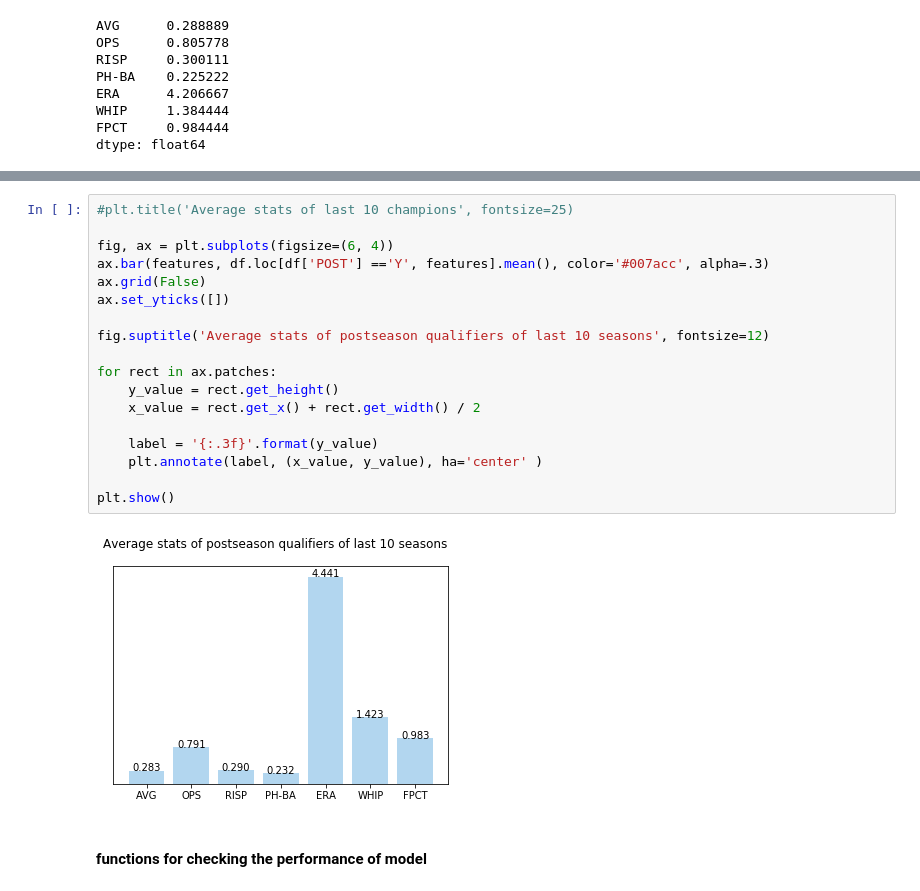
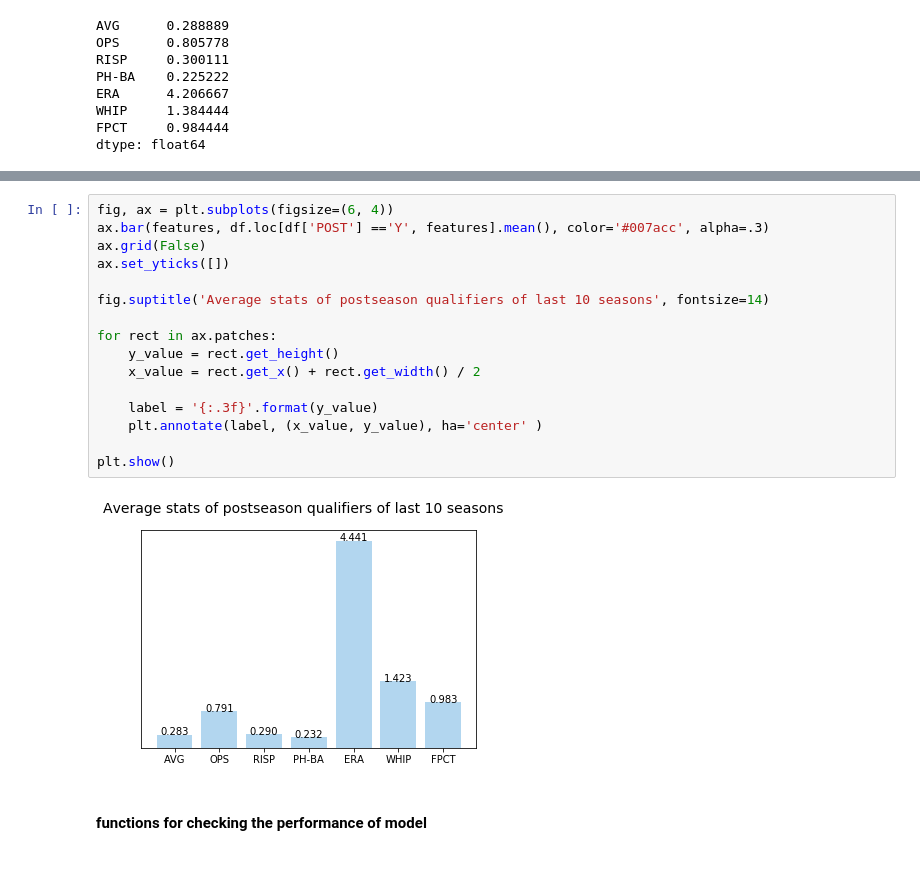
Before and after one commit to Teosoft7/predict_kbo, a Jupyter notebook: predict_kbo.ipynb, the cells around one changed output, grey strips where cells are left out. Cells and saved outputs as stored; diff of their text form.

```diff
--- a/predict_kbo.ipynb
+++ b/predict_kbo.ipynb
@@ -90,25 +101,23 @@ plt.show()
 # %% [output]
 [figure]
 # %%
-#plt.title('Average stats of last 10 champions', fontsize=25)
-
 fig, ax = plt.subplots(figsize=(6, 4))
 ax.bar(features, df.loc[df['POST'] =='Y', features].mean(), color='#007acc', alpha=.3)
 ax.grid(False)
 ax.set_yticks([])
 
-fig.suptitle('Average stats of postseason qualifiers of last 10 seasons', fontsize=12)
+fig.suptitle('Average stats of postseason qualifiers of last 10 seasons', fontsize=14)
 
 for rect in ax.patches:
     y_value = rect.get_height()
     x_value = rect.get_x() + rect.get_width() / 2
 
     label = '{:.3f}'.format(y_value)
     plt.annotate(label, (x_value, y_value), ha='center' )
 
 plt.show()
 # %% [output]
-[figure, old version]
+[figure, new version]
 # %% [markdown]
 #### functions for checking the performance of model
 # %%
```
Also changed, not shown: parts of 25 cells of this notebook, 2 other files.
